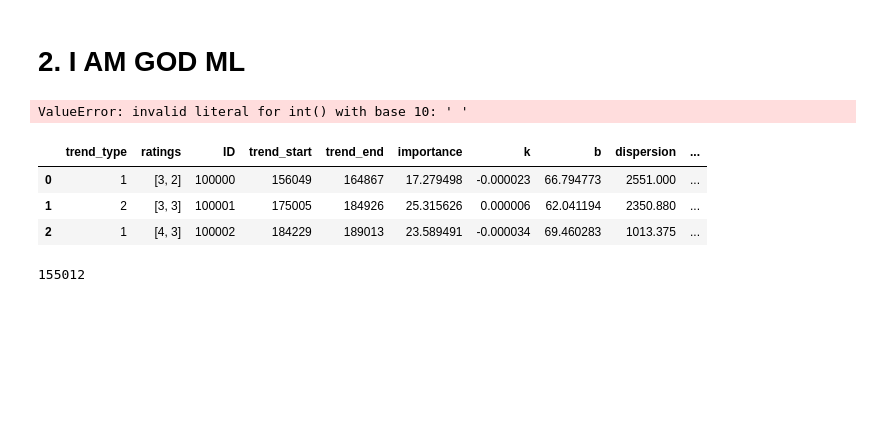
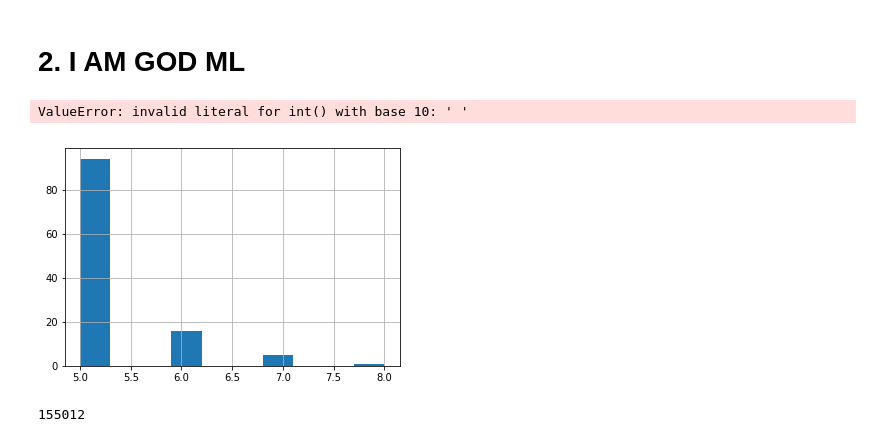
Before and after one commit to trendsearcher/trends, a Jupyter notebook: shit_for_ml1/Advanced_trend_classifier.ipynb, the cells around one changed output. Cells and saved outputs as stored; diff of their text form; code cells hidden in the pictures; blank space fills up the shorter version.

```diff
--- a/shit_for_ml1/Advanced_trend_classifier.ipynb
+++ b/shit_for_ml1/Advanced_trend_classifier.ipynb
@@ -107,13 +207,11 @@ import pandas
 #max_counter = len(my_list) - 5
 # %% [output]
 ValueError: invalid literal for int() with base 10: ' '
-# %%
-df_parsed.head(3)
-# %% [output]
-|  | trend_type | ratings | ID | trend_start | trend_end | importance | k | b | dispersion | ... |
-| 0 | 1 | [3, 2] | 100000 | 156049 | 164867 | 17.279498 | -0.000023 | 66.794773 | 2551.000 | ... |
-| 1 | 2 | [3, 3] | 100001 | 175005 | 184926 | 25.315626 | 0.000006 | 62.041194 | 2350.880 | ... |
-| 2 | 1 | [4, 3] | 100002 | 184229 | 189013 | 23.589491 | -0.000034 | 69.460283 | 1013.375 | ... |
+# %%
+df_parsed['peaks_count'].hist()
+plt.show()
+# %% [output]
+[figure, added]
 # %%
 df_parsed.iloc[0]['tops_coordinates'][0][0]
 # %% [output]
```
Also changed, not shown: parts of 12 cells of this notebook.
